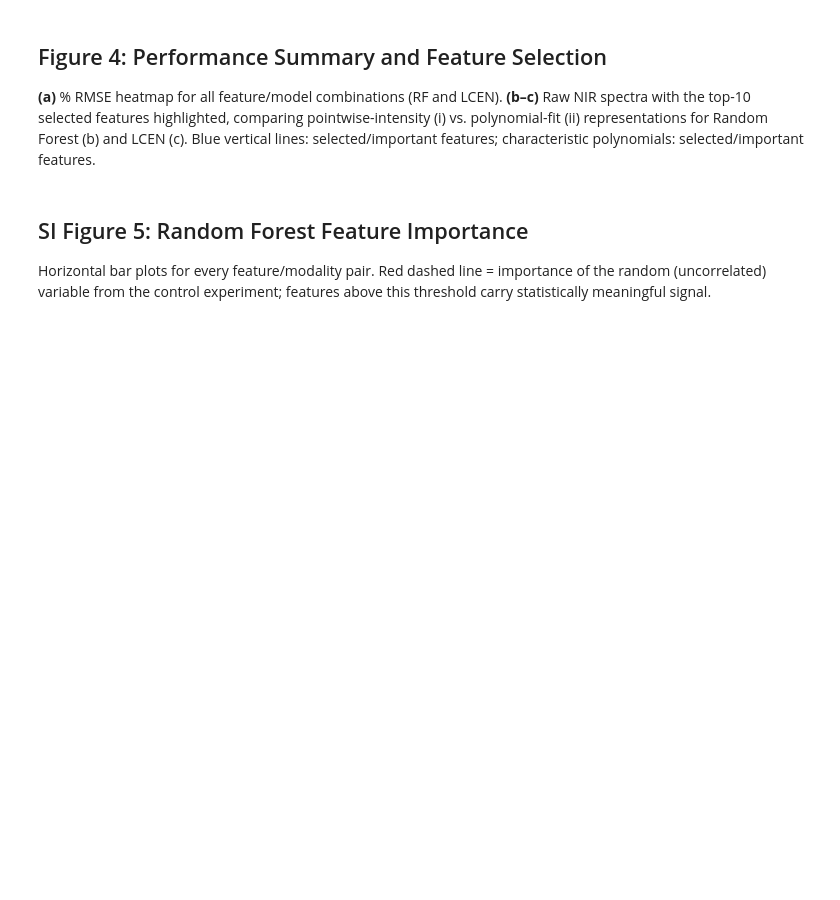
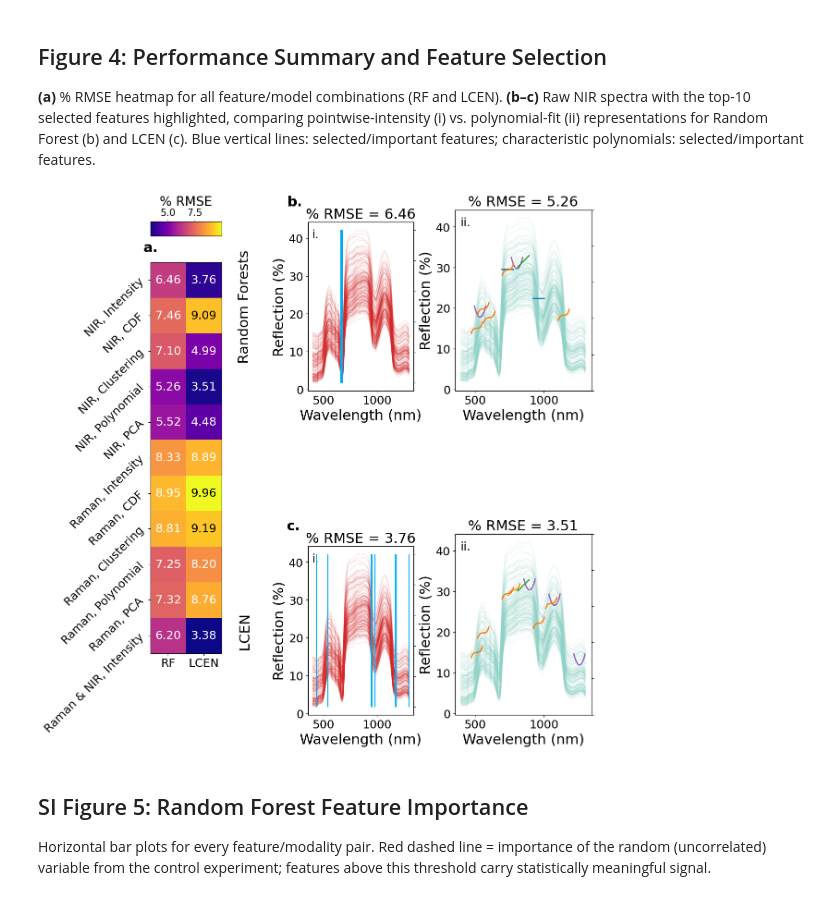
Before and after one commit to TRI-AMDD/spectrascope, a Jupyter notebook: examples/GRAPES.ipynb, the cells around one changed output. Saved outputs shown, nothing was run; the diff lists cells and outputs as text; code cells hidden in the pictures; blank space fills up the shorter version.

```diff
--- a/examples/GRAPES.ipynb
+++ b/examples/GRAPES.ipynb
@@ -566,35 +626,74 @@ for mn, axes in zip(['RandomForestRegressor', 'LCEN'],
         ['nir_pointwise_features_br', 'nir_polynomial_featuresall_br']
     ].loc[mn].values
     ax_i.set_title(f'% RMSE = {round(100 * rmse[0] / np.max(ss_f.br), 2)}', fontsize=fontsize)
     ax_ii.set_title(f'% RMSE = {round(100 * rmse[1] / np.max(ss_f.br), 2)}', fontsize=fontsize)
     for spectrum in XSF_br:
         spectrum = spectrum[selected_wls]
         ax_i.plot(ss_f.nir_xaxis, spectrum, color='#d62728', alpha=0.1)
         ax_ii.plot(ss_f.nir_xaxis, spectrum, color=plt.cm.Set3(np.arange(10))[0], alpha=0.1)
     model = getattr(ss_f, f'{spec}_pointwise_features_br_{mn}')
     for k in model['selected_features'][:10]:
         ax_twin.vlines(ss_f.nir_xaxis[k], 0, 1, color='#00ADF2', alpha=1)
 
 plot_spectral_features_matplotlib(
     ss_f.nir_xaxis, XSF_br[0, selected_wls],
     ss_f.nir_polynomial_featuresall_br_RandomForestRegressor['selected_features'][:10],
     ax=ax5, zoom=0.05, plot_raw=False)
 plot_spectral_features_matplotlib(
     ss_f.nir_xaxis, XSF_br[0, selected_wls],
     ss_f.nir_polynomial_featuresall_br_LCEN['selected_features'][:10],
     ax=ax3, zoom=0.05, plot_raw=False)
 
 for ax in [ax2, ax3, ax4, ax5]:
     ax.set_xlabel('Wavelength (nm)', fontsize=fontsize)
     ax.set_ylabel('Reflection (%)', fontsize=fontsize)
     ax.tick_params(axis='both', labelsize=ticklabelsize)
     ax.xaxis.label.set_size(fontsize)
     ax.yaxis.label.set_size(fontsize)
 for ax in [ax2_twin, ax3_twin, ax4_twin, ax5_twin]:
     ax.set_yticklabels([])
 
-plt.savefig('Figures/Fig4_annot.svg')
-plt.savefig('Figures/Fig4_annot.pdf')
+# ── Panel labels (a. b. c.) ──────────────────────────────────────────────────
+ax1.text(-0.1, 1.02, 'a.', transform=ax1.transAxes,
+         fontsize=fontsize, fontweight='bold', va='bottom', ha='left', clip_on=False)
+ax4.text(-0.2, 1.08, 'b.', transform=ax4.transAxes,
+         fontsize=fontsize, fontweight='bold', va='bottom', ha='left', clip_on=False)
+ax2.text(-0.2, 1.08, 'c.', transform=ax2.transAxes,
+         fontsize=fontsize, fontweight='bold', va='bottom', ha='left', clip_on=False)
+
+# ── Subplot labels (i. ii.) ──────────────────────────────────────────────────
+for ax, lbl in zip([ax4, ax2, ax5, ax3], ['i.', 'i.', 'ii.', 'ii.']):
+    ax.text(0.04, 0.96, lbl, transform=ax.transAxes,
+            fontsize=ticklabelsize, va='top', ha='left')
+
+# ── Row labels (Random Forests / LCEN) ───────────────────────────────────────
+ax4.text(-0.6, 0.5, 'Random Forests', transform=ax4.transAxes,
+         fontsize=fontsize, rotation=90, va='center', ha='center', clip_on=False)
+ax2.text(-0.6, 0.5, 'LCEN', transform=ax2.transAxes,
+         fontsize=fontsize, rotation=90, va='center', ha='center', clip_on=False)
+
+# ── Callout annotations ───────────────────────────────────────────────────────
+# c.i. (ax2): 'Selected Features' pointing to the blue selected-feature vlines
+# ax2.annotate(
+#     'Selected\nFeatures',
+#     xy=(0.44, 0.16), xycoords='axes fraction',
+#     xytext=(0.06, 0.16), textcoords='axes fraction',
+#     fontsize=ticklabelsize - 2, va='center',
+#     arrowprops=dict(arrowstyle='->', color='black', lw=1.5),
+# )
+
+# # b.ii. (ax5): 'Important Features' pointing to a characteristic polynomial
+# ax5.annotate(
+#     'Important\nFeatures',
+#     xy=(0.70, 0.58), xycoords='axes fraction',
+#     xytext=(0.28, 0.88), textcoords='axes fraction',
+#     fontsize=ticklabelsize - 2, va='top',
+#     arrowprops=dict(arrowstyle='->', color='black', lw=1.5),
+# )
+
+plt.savefig('Figures/Fig4.pdf', dpi=300, bbox_inches='tight')
+# %% [output]
+[figure, added]
 # %% [markdown]
 ## SI Figure 5: Random Forest Feature Importance
 
```
Also changed, not shown: parts of 15 cells of this notebook, 1 other file.
